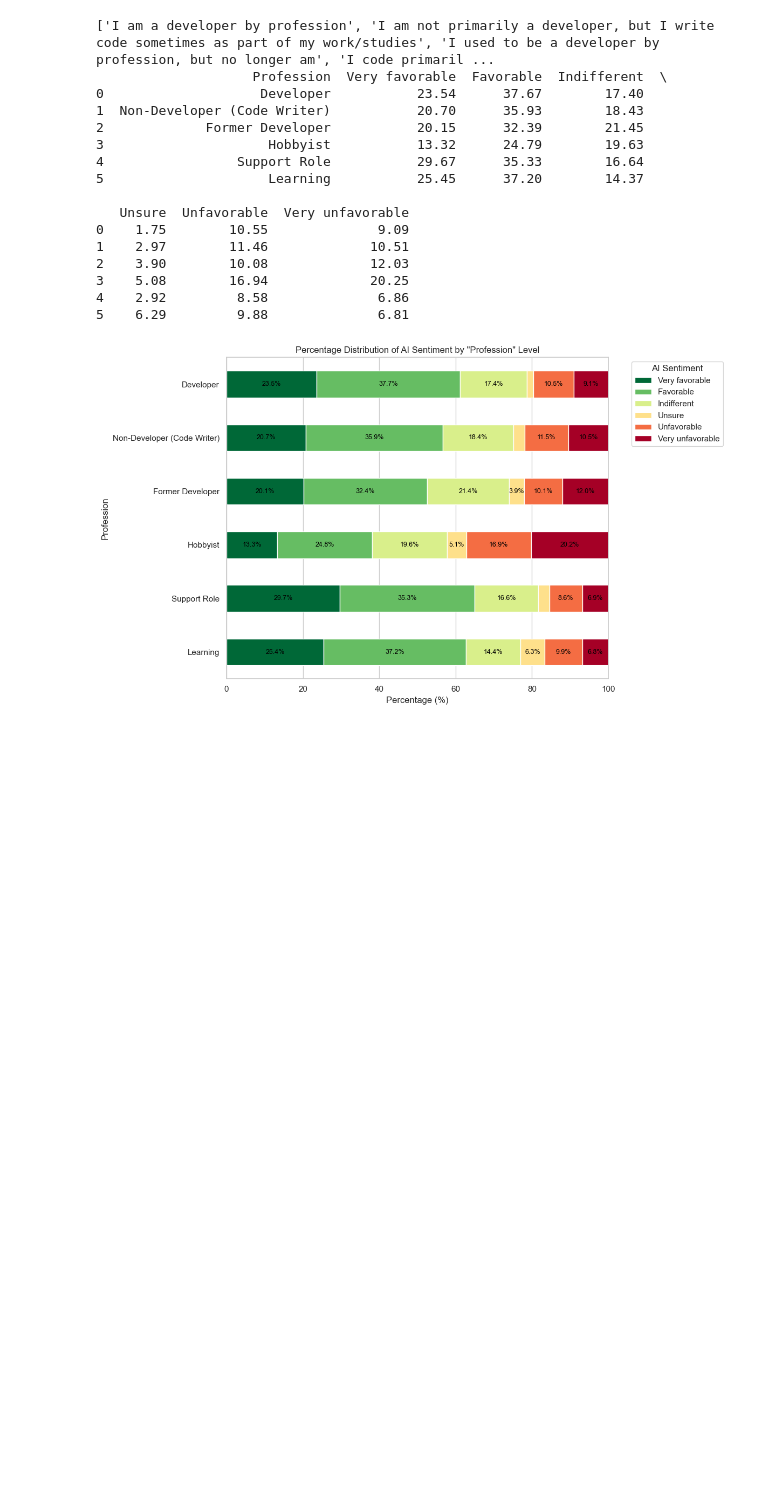
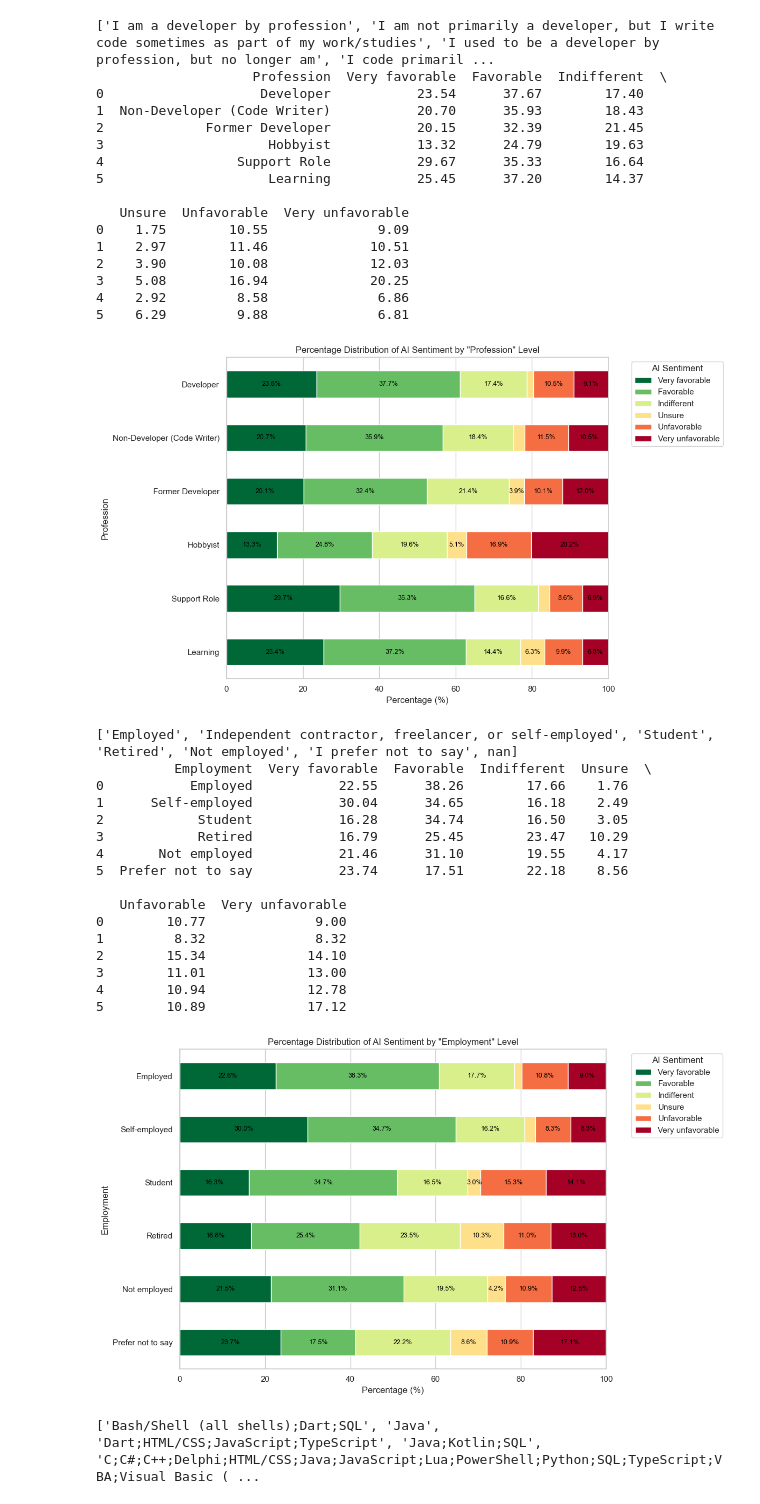
Before and after one commit to Datavisualiatie-UGent/project-dv26-12, a Jupyter notebook: notebooks/question1.ipynb, the cells around one changed output. Cells and saved outputs as stored; diff of their text form; code cells hidden in the pictures; blank space fills up the shorter version.

Commit message:
add per programming language data

```diff
--- a/notebooks/question1.ipynb
+++ b/notebooks/question1.ipynb
@@ -283,3 +285,46 @@ create_plot_from_percentages(df_percentages, column='Profession')
 4    2.92         8.58              6.86
 5    6.29         9.88              6.81
 [figure]
+# %%
+
+print(get_unique_values(df, 'Employment'))
+
+employment_mapping = {
+    'Employed': 'Employed',
+    'Independent contractor, freelancer, or self-employed': 'Self-employed',
+    'Student': 'Student',
+    'Retired': 'Retired',
+    'Not employed': 'Not employed',
+    'I prefer not to say': 'Prefer not to say'
+}
+
+expected_employment_order = ['Employed', 'Self-employed', 'Student', 'Retired', 'Not employed', 'Prefer not to say']
+
+
+df_percentages = process_ai_sentiment_by_column(df, col='Employment', mapping_col='Employment', mapping=employment_mapping, expected_order=expected_employment_order)
+print(df_percentages)
+create_plot_from_percentages(df_percentages, column='Employment')
+# %% [output]
+['Employed', 'Independent contractor, freelancer, or self-employed', 'Student', 'Retired', 'Not employed', 'I prefer not to say', nan]
+          Employment  Very favorable  Favorable  Indifferent  Unsure  \
+0           Employed           22.55      38.26        17.66    1.76
+1      Self-employed           30.04      34.65        16.18    2.49
+2            Student           16.28      34.74        16.50    3.05
+3            Retired           16.79      25.45        23.47   10.29
+4       Not employed           21.46      31.10        19.55    4.17
+5  Prefer not to say           23.74      17.51        22.18    8.56
+
+   Unfavorable  Very unfavorable
+0        10.77              9.00
+1         8.32              8.32
+2        15.34             14.10
+3        11.01             13.00
+4        10.94             12.78
+5        10.89             17.12
+[figure, added]
+# %%
+
+vals = get_unique_values(df, 'LanguageHaveWorkedWith')
+print(vals)
+# %% [output]
+['Bash/Shell (all shells);Dart;SQL', 'Java', 'Dart;HTML/CSS;JavaScript;TypeScript', 'Java;Kotlin;SQL', 'C;C#;C++;Delphi;HTML/CSS;Java;JavaScript;Lua;PowerShell;Python;SQL;TypeScript;VBA;Visual Basic ( ...
```
Also changed, not shown: parts of 6 cells of this notebook.
